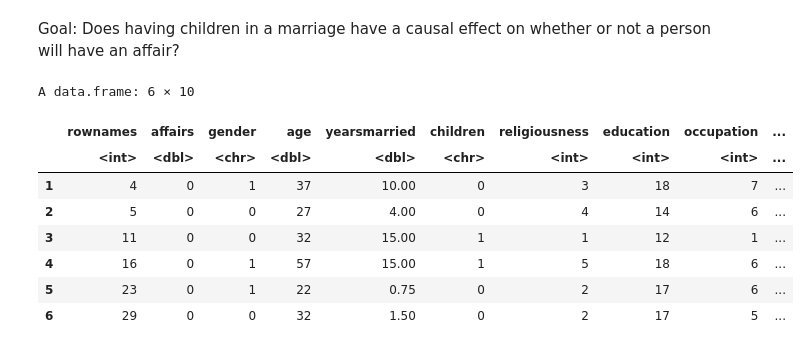
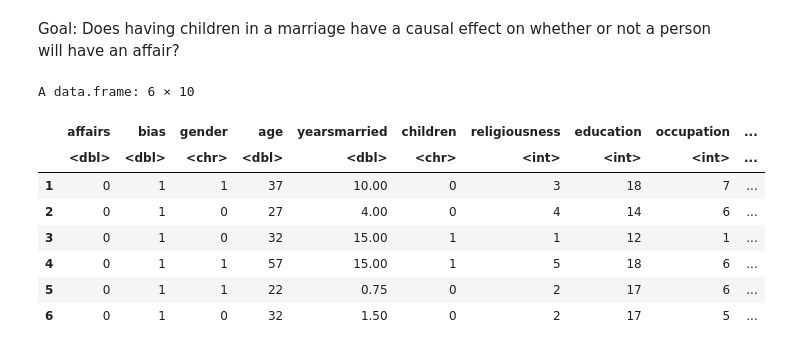
Before and after one commit to eghaymore/sim, a Jupyter notebook: G-comp.ipynb, the cells around one changed output. Saved outputs shown, nothing was run; the diff lists cells and outputs as text; code cells hidden in the pictures.

```diff
--- a/G-comp.ipynb
+++ b/G-comp.ipynb
@@ -3,19 +3,22 @@ Goal: Does having children in a marriage have a causal effect on whether or not
 # %%
 dataset = read.csv("Affairs.csv")
 dataset$affairs[dataset$affairs > 0] <- 1 # Set as yes/no instead of a count of affairs
 dataset$gender[dataset$gender =="male"] <- 1
 dataset$gender[dataset$gender =="female"] <- 0
 dataset$children[dataset$children =="yes"] <- 1
 dataset$children[dataset$children =="no"] <- 0
+dataset$rownames <- 1 # replace rownames with bias term
+names(dataset)[names(dataset) == "rownames"] <- "bias"
+dataset <- dataset[,c(2,1,3:10)] # Move affairs to column 1
 head(dataset)
 # %% [output]
 A data.frame: 6 × 10
-|  | rownames | affairs | gender | age | yearsmarried | children | religiousness | education | occupation | ... |
-|  | <int> | <dbl> | <chr> | <dbl> | <dbl> | <chr> | <int> | <int> | <int> | ... |
-| 1 | 4 | 0 | 1 | 37 | 10.00 | 0 | 3 | 18 | 7 | ... |
-| 2 | 5 | 0 | 0 | 27 | 4.00 | 0 | 4 | 14 | 6 | ... |
-| 3 | 11 | 0 | 0 | 32 | 15.00 | 1 | 1 | 12 | 1 | ... |
-| 4 | 16 | 0 | 1 | 57 | 15.00 | 1 | 5 | 18 | 6 | ... |
-| 5 | 23 | 0 | 1 | 22 | 0.75 | 0 | 2 | 17 | 6 | ... |
-| 6 | 29 | 0 | 0 | 32 | 1.50 | 0 | 2 | 17 | 5 | ... |
+|  | affairs | bias | gender | age | yearsmarried | children | religiousness | education | occupation | ... |
+|  | <dbl> | <dbl> | <chr> | <dbl> | <dbl> | <chr> | <int> | <int> | <int> | ... |
+| 1 | 0 | 1 | 1 | 37 | 10.00 | 0 | 3 | 18 | 7 | ... |
+| 2 | 0 | 1 | 0 | 27 | 4.00 | 0 | 4 | 14 | 6 | ... |
+| 3 | 0 | 1 | 0 | 32 | 15.00 | 1 | 1 | 12 | 1 | ... |
+| 4 | 0 | 1 | 1 | 57 | 15.00 | 1 | 5 | 18 | 6 | ... |
+| 5 | 0 | 1 | 1 | 22 | 0.75 | 0 | 2 | 17 | 6 | ... |
+| 6 | 0 | 1 | 0 | 32 | 1.50 | 0 | 2 | 17 | 5 | ... |
 # %%
```
Also changed, not shown: parts of 7 cells of this notebook.
